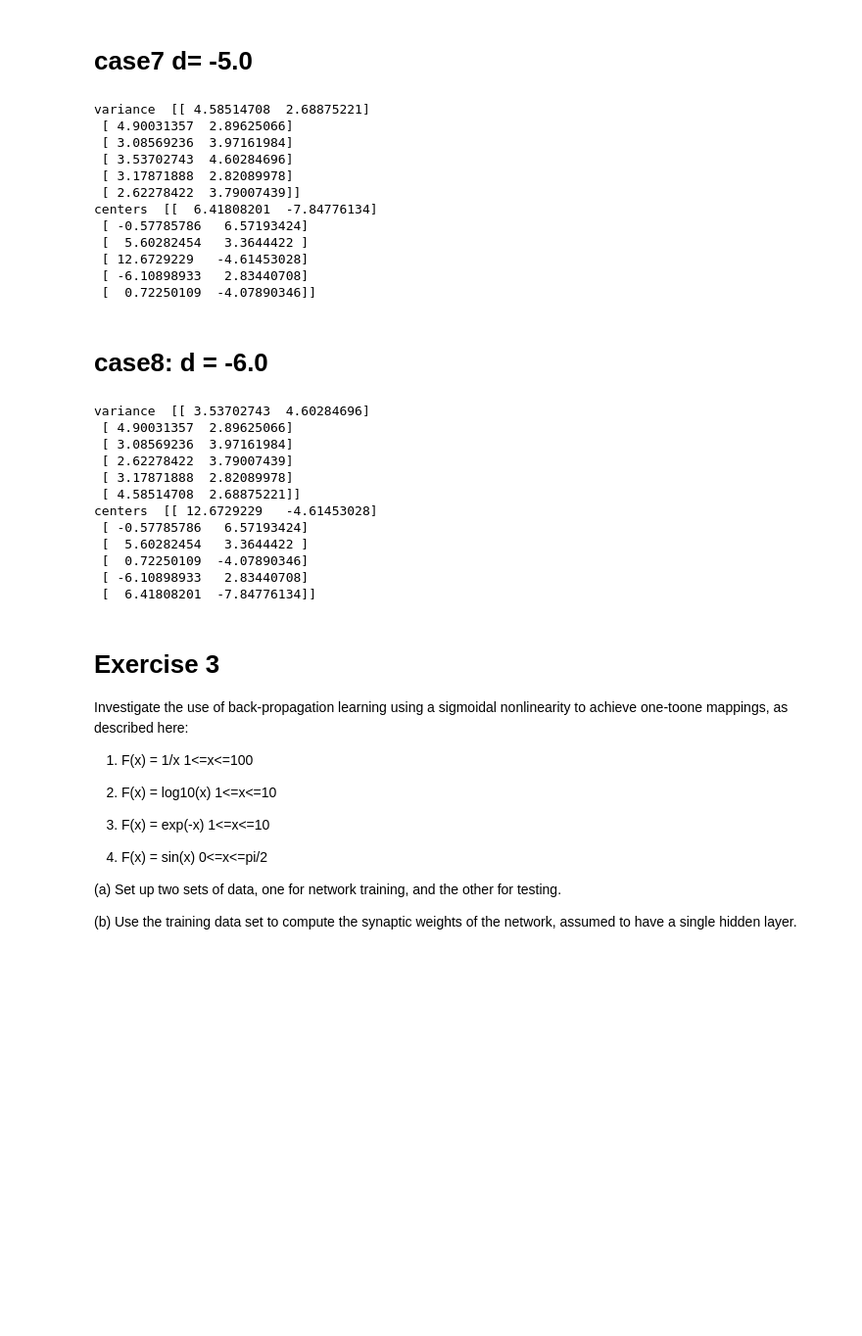
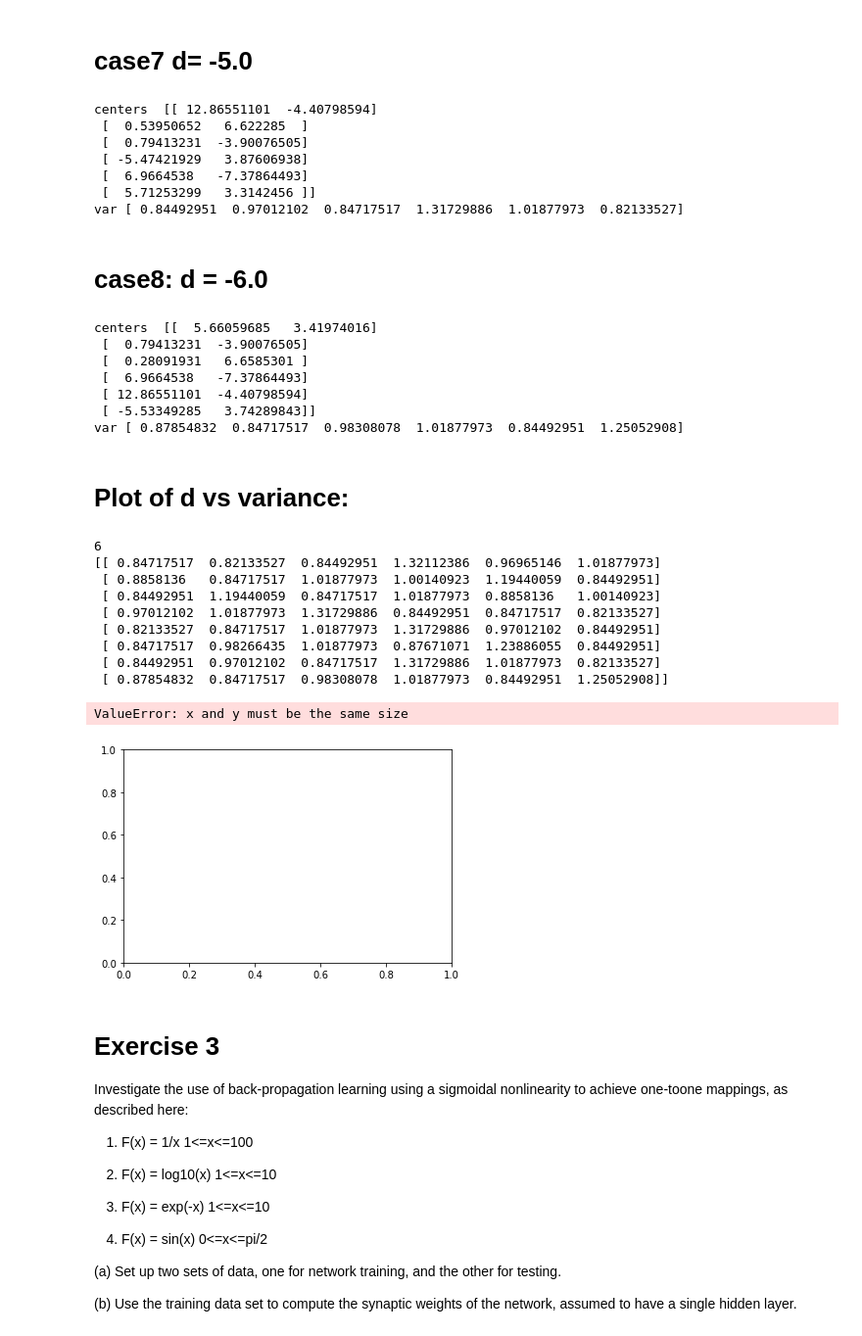
Before and after one commit to rameshjes/neural-network, a Jupyter notebook: assignment08/ramesh/Assignment_08.ipynb, the cells around one changed output. Shown at 98% size. Saved outputs shown, nothing was run; the diff lists cells and outputs as text; code cells hidden in the pictures; blank space fills up the shorter version.

Commit message:
Changed variance..plotting error

```diff
--- a/assignment08/ramesh/Assignment_08.ipynb
+++ b/assignment08/ramesh/Assignment_08.ipynb
@@ -215,4 +208,5 @@ state_vector_machine = StateVectorMachine(radius,
                                           num_of_training_samples,
                                           num_of_testing_samples)
 variance = state_vector_machine.compute_variance(training_input)
+variances_over_d = np.row_stack((variances_over_d,variance))
 # %% [output]
@@ -238,4 +227,5 @@ state_vector_machine = StateVectorMachine(radius,
                                           num_of_training_samples,
                                           num_of_testing_samples)
 variance = state_vector_machine.compute_variance(training_input)
+variances_over_d = np.row_stack((variances_over_d,variance))
 # %% [output]
@@ -261,19 +246,15 @@ state_vector_machine = StateVectorMachine(radius,
                                           num_of_training_samples,
                                           num_of_testing_samples)
 variance = state_vector_machine.compute_variance(training_input)
+variances_over_d = np.row_stack((variances_over_d,variance))
 # %% [output]
-variance  [[ 4.58514708  2.68875221]
- [ 4.90031357  2.89625066]
- [ 3.08569236  3.97161984]
- [ 3.53702743  4.60284696]
- [ 3.17871888  2.82089978]
- [ 2.62278422  3.79007439]]
-centers  [[  6.41808201  -7.84776134]
- [ -0.57785786   6.57193424]
- [  5.60282454   3.3644422 ]
- [ 12.6729229   -4.61453028]
- [ -6.10898933   2.83440708]
- [  0.72250109  -4.07890346]]
+centers  [[ 12.86551101  -4.40798594]
+ [  0.53950652   6.622285  ]
+ [  0.79413231  -3.90076505]
+ [ -5.47421929   3.87606938]
+ [  6.9664538   -7.37864493]
+ [  5.71253299   3.3142456 ]]
+var [ 0.84492951  0.97012102  0.84717517  1.31729886  1.01877973  0.82133527]
 # %% [markdown]
 # case8: d = -6.0
 # %%
@@ -284,19 +265,36 @@ state_vector_machine = StateVectorMachine(radius,
                                           num_of_training_samples,
                                           num_of_testing_samples)
 variance = state_vector_machine.compute_variance(training_input)
+variances_over_d = np.row_stack((variances_over_d,variance))
 # %% [output]
-variance  [[ 3.53702743  4.60284696]
- [ 4.90031357  2.89625066]
- [ 3.08569236  3.97161984]
- [ 2.62278422  3.79007439]
- [ 3.17871888  2.82089978]
- [ 4.58514708  2.68875221]]
-centers  [[ 12.6729229   -4.61453028]
- [ -0.57785786   6.57193424]
- [  5.60282454   3.3644422 ]
- [  0.72250109  -4.07890346]
- [ -6.10898933   2.83440708]
- [  6.41808201  -7.84776134]]
+centers  [[  5.66059685   3.41974016]
+ [  0.79413231  -3.90076505]
+ [  0.28091931   6.6585301 ]
+ [  6.9664538   -7.37864493]
+ [ 12.86551101  -4.40798594]
+ [ -5.53349285   3.74289843]]
+var [ 0.87854832  0.84717517  0.98308078  1.01877973  0.84492951  1.25052908]
+# %% [markdown]
+# Plot of d vs variance:
+# %%
+d = [1,0,-1,-2,-3,-4,-5,-6]
+#fig, ax = plt.subplots(figsize=(8,4))
+print len(variances_over_d[0])
+print variances_over_d
+for i in d:
+    plt.scatter(np.ones(len(variances_over_d[0]))*i,variances_over_d, marker='+')
+# %% [output]
+6
+[[ 0.84717517  0.82133527  0.84492951  1.32112386  0.96965146  1.01877973]
+ [ 0.8858136   0.84717517  1.01877973  1.00140923  1.19440059  0.84492951]
+ [ 0.84492951  1.19440059  0.84717517  1.01877973  0.8858136   1.00140923]
+ [ 0.97012102  1.01877973  1.31729886  0.84492951  0.84717517  0.82133527]
+ [ 0.82133527  0.84717517  1.01877973  1.31729886  0.97012102  0.84492951]
+ [ 0.84717517  0.98266435  1.01877973  0.87671071  1.23886055  0.84492951]
+ [ 0.84492951  0.97012102  0.84717517  1.31729886  1.01877973  0.82133527]
+ [ 0.87854832  0.84717517  0.98308078  1.01877973  0.84492951  1.25052908]]
+ValueError: x and y must be the same size
+[figure, added]
 # %% [markdown]
 # Exercise 3
 Investigate the use of back-propagation learning using a sigmoidal nonlinearity to achieve one-toone mappings, as described here:
```
Also changed, not shown: parts of 7 cells of this notebook.
